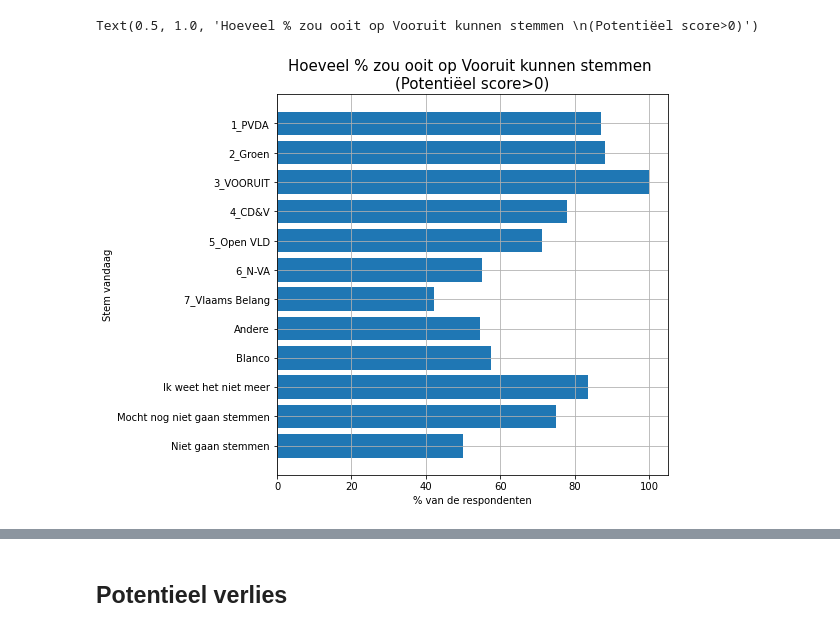
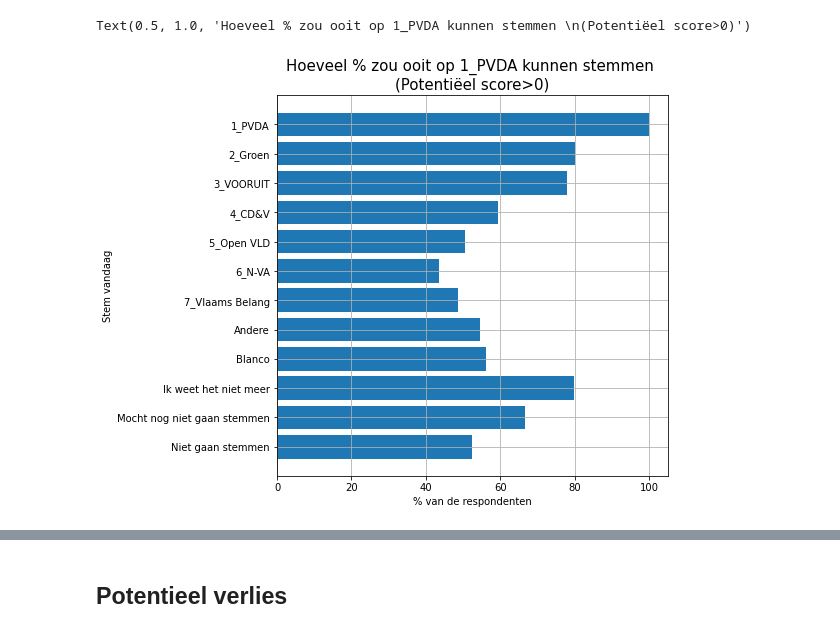
Before and after one commit to kvanlombeek/vooruit-anlyses, a Jupyter notebook: 2021-09-31 Analyse De Stemming.ipynb, the cells around one changed output, grey strips where cells are left out. Drawn from its saved outputs; the diff is of its cells as text; code cells hidden in the pictures.

```diff
--- a/2021-09-31 Analyse De Stemming.ipynb
+++ b/2021-09-31 Analyse De Stemming.ipynb
@@ -125,7 +125,7 @@ data_raw['MIP_Closed_2'] = data_raw['MIP_Closed_2'].replace({
 })
 
 data_raw['IO_HealthCare'] = data_raw['IO_HealthCare'].replace({
-    1:'1_CD&V',
+    1:'4_CD&V',
     2:'2_Groen',
     3:'6_N-VA',
     4:'5_Open VLD',
@@ -138,7 +138,7 @@ data_raw['IO_HealthCare'] = data_raw['IO_HealthCare'].replace({
 })
 
 data_raw['IO_Migration'] = data_raw['IO_Migration'].replace({
-    1:'1_CD&V',
+    1:'4_CD&V',
     2:'2_Groen',
     3:'6_N-VA',
     4:'5_Open VLD',
@@ -151,7 +151,7 @@ data_raw['IO_Migration'] = data_raw['IO_Migration'].replace({
 })
 
 data_raw['IO_Economy'] = data_raw['IO_Economy'].replace({
-    1:'1_CD&V',
+    1:'4_CD&V',
     2:'2_Groen',
     3:'6_N-VA',
     4:'5_Open VLD',
@@ -177,7 +177,7 @@ data_raw['IO_Climate'] = data_raw['IO_Climate'].replace({
 })
 
 data_raw['IO_Employment'] = data_raw['IO_Employment'].replace({
-    1:'1_CD&V',
+    1:'4_CD&V',
     2:'2_Groen',
     3:'6_N-VA',
     4:'5_Open VLD',
@@ -190,7 +190,7 @@ data_raw['IO_Employment'] = data_raw['IO_Employment'].replace({
 })
 
 data_raw['IO_Pensions'] = data_raw['IO_Pensions'].replace({
-    1:'1_CD&V',
+    1:'4_CD&V',
     2:'2_Groen',
     3:'6_N-VA',
     4:'5_Open VLD',
@@ -217,7 +217,7 @@ data_raw['IO_SocialSecurity'] = data_raw['IO_SocialSecurity'].replace({
 
 
 data_raw['IO_Mobility'] = data_raw['IO_Mobility'].replace({
-    1:'1_CD&V',
+    1:'4_CD&V',
     2:'2_Groen',
     3:'6_N-VA',
     4:'5_Open VLD',
@@ -245,0 +248,7 @@ interactive(children=(IntSlider(value=5, description='x', max=10, min=1), Output
+# %%
+partij_radio_buttons = widgets.RadioButtons(
+    options=[s],
+    description='Selecteer de partij: ',
+    disabled=False
+)
+display(partij_radio_buttons)
@@ -246,7 +259,8 @@ interactive(children=(IntSlider(value=5, description='x', max=10, min=1), Output
 # %%
-row_mask = (data_raw['VoteChoiceNow']!='3_VOORUIT') & (data_raw['ElecUtil_VOORUIT']>=slider.result)
-print('''{:.1f}% van de respondenten stemt potentieel op Vooruit (score {}+),
-          en stemt vandaag niet op Vooruit'''
-          .format(np.mean(row_mask)*100, slider.result))
-potentieel_vooruit = data_raw.loc[row_mask,:].copy()
+geselecteerde_partij = partij_radio_buttons.value
+
+row_mask = (data_raw['VoteChoiceNow']!=partij_radio_buttons.value) & (data_raw['ElecUtil_VOORUIT']>=slider.result)
+print('''{:.1f}% van de respondenten stemt potentieel op {} (score {}+),  maar stemt er vandaag niet op'''
+          .format( np.mean(row_mask)*100, partij_radio_buttons.value, slider.result))
+potentieel = data_raw.loc[row_mask,:].copy()
 # %% [output]
@@ -365,19 +369,30 @@ Text(0.5, 0, 'Potentiëel op Vooruit')
 # %%
-percent_not_zero_potential = data_raw.groupby('VoteChoiceNow')['ElecUtil_VOORUIT'].apply(lambda x: np.mean(x>0)*100)
+correct_column_name_dict = {
+    '1_PVDA':'ElecUtil_PVDA',
+    '2_Groen':'ElecUtil_GROEN',
+    '3_Vooruit':'ElecUtil_VOORUIT',
+    '4_CD&V':'ElecUtil_CDV',
+    '5_Open VLD':'ElecUtil_OPENVLD',
+    '6_NV-A':'ElecUtil_NVA',
+    '7_Vlaams Belang':'ElecUtil_VB',
+}
+correct_column_name = correct_column_name_dict[geselecteerde_partij]
+
+percent_not_zero_potential = data_raw.groupby('VoteChoiceNow')[correct_column_name].apply(lambda x: np.mean(x>0)*100)
 percent_not_zero_potential = percent_not_zero_potential.sort_index(ascending=False)
 
 fig, ax = plt.subplots(1,1,figsize=(7,7))
 
 ax.barh(tick_label = percent_not_zero_potential.index,
         width=percent_not_zero_potential.values,
         y=np.arange(len(percent_not_zero_potential)))
 ax.grid()
 ax.set_ylabel('Stem vandaag')
 ax.set_xlabel('% van de respondenten')
-ax.set_title('Hoeveel % zou ooit op Vooruit kunnen stemmen \n(Potentiëel score>0)', size=15)
+ax.set_title('Hoeveel % zou ooit op {} kunnen stemmen \n(Potentiëel score>0)'.format(geselecteerde_partij), size=15)
 # %% [output]
-Text(0.5, 1.0, 'Hoeveel % zou ooit op Vooruit kunnen stemmen \n(Potentiëel score>0)')
+Text(0.5, 1.0, 'Hoeveel % zou ooit op 1_PVDA kunnen stemmen \n(Potentiëel score>0)')
-[figure, old version]
+[figure, new version]
 # %%
 fig, axes = plt.subplots(6,1,figsize=(10,12), sharex=True)
 
```
Also changed, not shown: parts of 17 cells of this notebook.
